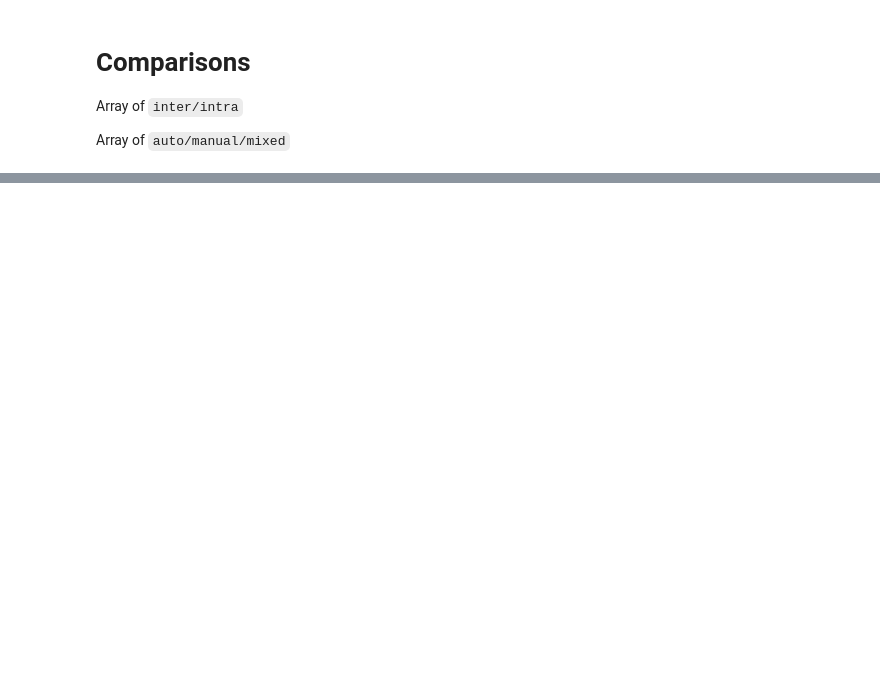
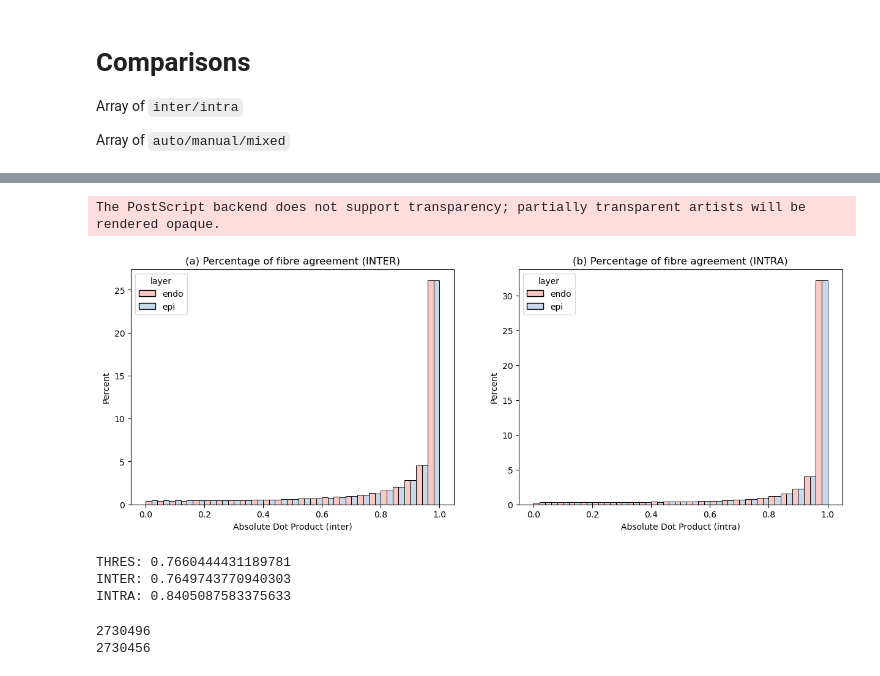
Before and after one commit to alonsoJASL/imatools, a Jupyter notebook: ipynb/comparison_results.ipynb, the cells around one changed output, grey strips where cells are left out. Drawn from its saved outputs; the diff is of its cells as text; code cells hidden in the pictures; blank space fills up the shorter version.

```diff
--- a/ipynb/comparison_results.ipynb
+++ b/ipynb/comparison_results.ipynb
@@ -176,0 +406,15 @@ sns.boxplot(data=o_df, x='processing', y='gradlat_prc75', hue='mode')
+# %%
+fraction_sample = 0.1
+# compare fibres
+df_1_endo_inter = pd.read_csv(iou.fullfile(comp_dir, 'fibres_comp_endo_1_inter.csv')).assign(fibre='1', layer='endo', comp='inter').sample(frac=fraction_sample)
+df_l_endo_inter = pd.read_csv(iou.fullfile(comp_dir, 'fibres_comp_endo_l_inter.csv')).assign(fibre='l', layer='endo', comp='inter').sample(frac=fraction_sample)
+df_1_epi_inter = pd.read_csv(iou.fullfile(comp_dir, 'fibres_comp_epi_1_inter.csv')).assign(fibre='1', layer='epi', comp='inter').sample(frac=fraction_sample)
+df_l_epi_inter = pd.read_csv(iou.fullfile(comp_dir, 'fibres_comp_epi_l_inter.csv')).assign(fibre='l', layer='epi', comp='inter').sample(frac=fraction_sample)
+
+df_1_endo_intra = pd.read_csv(iou.fullfile(comp_dir, 'fibres_comp_endo_1_intra.csv')).assign(fibre='1', layer='endo', comp='intra').sample(frac=fraction_sample)
+df_l_endo_intra = pd.read_csv(iou.fullfile(comp_dir, 'fibres_comp_endo_l_intra.csv')).assign(fibre='l', layer='endo', comp='intra').sample(frac=fraction_sample)
+df_1_epi_intra = pd.read_csv(iou.fullfile(comp_dir, 'fibres_comp_epi_1_intra.csv')).assign(fibre='1', layer='epi', comp='intra').sample(frac=fraction_sample)
+df_l_epi_intra = pd.read_csv(iou.fullfile(comp_dir, 'fibres_comp_epi_l_intra.csv')).assign(fibre='l', layer='epi', comp='intra').sample(frac=fraction_sample)
+
+DF_inter = pd.concat([df_1_endo_inter,df_l_endo_inter,df_1_epi_inter,df_l_epi_inter]).reset_index()
+DF_intra = pd.concat([df_1_endo_intra,df_l_endo_intra,df_1_epi_intra,df_l_epi_intra]).reset_index()
@@ -176,0 +437,42 @@ sns.boxplot(data=o_df, x='processing', y='gradlat_prc75', hue='mode')
+# %%
+import matplotlib.pyplot as plt
+import seaborn as sns
+
+fig, ax = plt.subplots(1, 2)
+fig.set_figheight(5)
+fig.set_figwidth(15)
+sns.set_palette('Pastel1')
+sns.histplot(ax=ax[0], data=DF_inter, x='abs_dot_product', hue='layer', bins=25, stat='percent', multiple='dodge')
+sns.histplot(ax=ax[1], data=DF_intra, x='abs_dot_product', hue='layer', bins=25, stat='percent', multiple='dodge')
+
+ax[0].set_xlabel('Absolute Dot Product (inter)')
+ax[1].set_xlabel('Absolute Dot Product (intra)')
+ax[0].set_title('(a) Percentage of fibre agreement (INTER)')
+ax[1].set_title('(b) Percentage of fibre agreement (INTRA)')
+
+plt.savefig(iou.fullfile(comp_dir, 'fibres_comp.eps'))
+# %% [output]
+The PostScript backend does not support transparency; partially transparent artists will be rendered opaque.
+[figure, added]
+# %%
+
+th=np.cos(np.deg2rad(40))
+print('THRES: {}'.format(th))
+print('INTER: {}'.format(np.sum(DF_inter['abs_dot_product']>th)/len(DF_inter)))
+print('INTRA: {}'.format(np.sum(DF_intra['abs_dot_product']>th)/len(DF_intra)))
+# %% [output]
+THRES: 0.7660444431189781
+INTER: 0.7649743770940303
+INTRA: 0.8405087583375633
+# %%
+
+DF_endo = pd.concat([df_1_endo, df_l_endo]).reset_index()
+DF_epi = pd.concat([df_1_epi, df_l_epi]).reset_index()
+#
+# DF = pd.concat([df_1_endo, df_l_endo, df_1_epi, df_l_epi]).reset_index()
+
+print(len(DF_endo))
+print(len(DF_epi))
+# %% [output]
+2730496
+2730456
```
Also changed, not shown: parts of 18 cells of this notebook, 1 other file.
